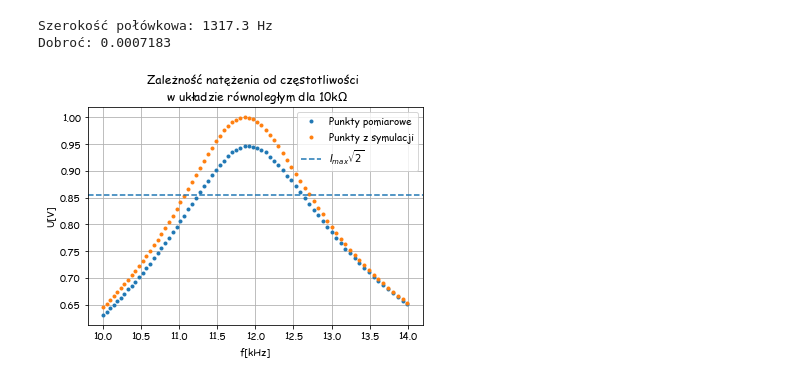
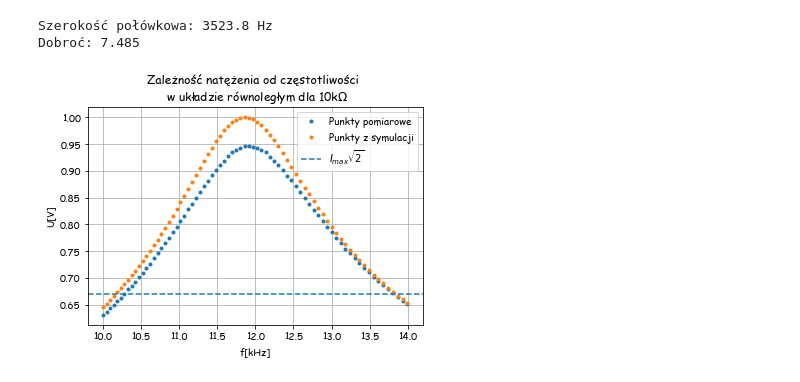
Before and after one commit to MarikinPaulina/EwEF, a Jupyter notebook: 02-Waleczny_Wrobel/Waleczny_wrobel.ipynb, the cells around one changed output. Cells and saved outputs as stored; diff of their text form; code cells hidden in the pictures.

```diff
--- a/02-Waleczny_Wrobel/Waleczny_wrobel.ipynb
+++ b/02-Waleczny_Wrobel/Waleczny_wrobel.ipynb
@@ -152,32 +161,34 @@ Dobroć: 0.001123
 # %%
+i = 70
+R = 10e3
 ElvCze10 = pd.read_csv(f"./Dane/BodeElvis10.txt",sep=r'\s*', skiprows=3, header=None, decimal=',',engine='python')
 ElvCze10.columns = ["Freq(Hz)","Gain(dB)","Phase(deg)"]
 ElvCze10['Gain'] = np.exp(ElvCze10['Gain(dB)'] / 20)
 ElvCze10['Freq(kHz)'] = ElvCze10['Freq(Hz)'] / 1e3
 SymCze10 = pd.read_csv(f"./Dane/BodeSimulator10.txt",sep=r'\s*', skiprows=3, header=None, decimal=',',engine='python')
 SymCze10.columns = ["Freq(Hz)","Gain(dB)","Phase(deg)"]
 SymCze10['Gain'] = np.exp(SymCze10['Gain(dB)'] / 20)
 SymCze10['Freq(kHz)'] = SymCze10['Freq(Hz)'] / 1e3
 ElvCze10['U'] = U*ElvCze10['Gain']
 SymCze10['U'] = U*SymCze10['Gain']
-wysokosc_polowkowa_10 = (max(ElvCze10['U'])-min(ElvCze10['U']))/np.sqrt(2) + min(ElvCze10['U'])
-punkty_polowkowe_10 = ElvCze10.loc[[26,50]]
-szerokosc_polowkowa_10 = punkty_polowkowe_10.loc[50,'Freq(Hz)'] - punkty_polowkowe_10.loc[26,'Freq(Hz)']
-dobroc_10 = max(ElvCze10['U'])/szerokosc_polowkowa_10
+wysokosc_polowkowa_10 = max(ElvCze10['U'])/np.sqrt(2)
+punkty_polowkowe_10 = ElvCze10.loc[[6,70]]
+szerokosc_polowkowa_10 = punkty_polowkowe_10.loc[70,'Freq(Hz)'] - punkty_polowkowe_10.loc[6,'Freq(Hz)']
+dobroc_10 = float(F_0_130['Elv_Freq(Hz)'])*2*np.pi*C*R #max(ElvCze10['U'])/szerokosc_polowkowa_10
 plt.plot(ElvCze10['Freq(kHz)'],ElvCze10['U'],'.',label = 'Punkty pomiarowe')
 plt.plot(SymCze10['Freq(kHz)'],SymCze10['U'],'.',label = 'Punkty z symulacji')
 plt.axhline(wysokosc_polowkowa_10,ls = 'dashed',label='$I_{max}\sqrt{2}$')
 # plt.plot(ElvCze10.loc[i,'Freq(kHz)'],ElvCze10.loc[i,'U'],'ro')
 plt.xlabel('f[kHz]')
 plt.ylabel('U[V]')
 plt.grid()
 plt.legend()
 plt.title('Zależność natężenia od częstotliwości \n w układzie równoległym dla 10k$\Omega$')
 plt.savefig('Bode10.png',dpi=400)
 print(f"Szerokość połówkowa: {szerokosc_polowkowa_10:.5} Hz")
 print(f"Dobroć: {dobroc_10:.4}")
 # %% [output]
-Szerokość połówkowa: 1317.3 Hz
-Dobroć: 0.0007183
+Szerokość połówkowa: 3523.8 Hz
+Dobroć: 7.485
-[figure, old version]
+[figure, new version]
 # %%
```
Also changed, not shown: parts of 8 cells of this notebook, 12 other files.
